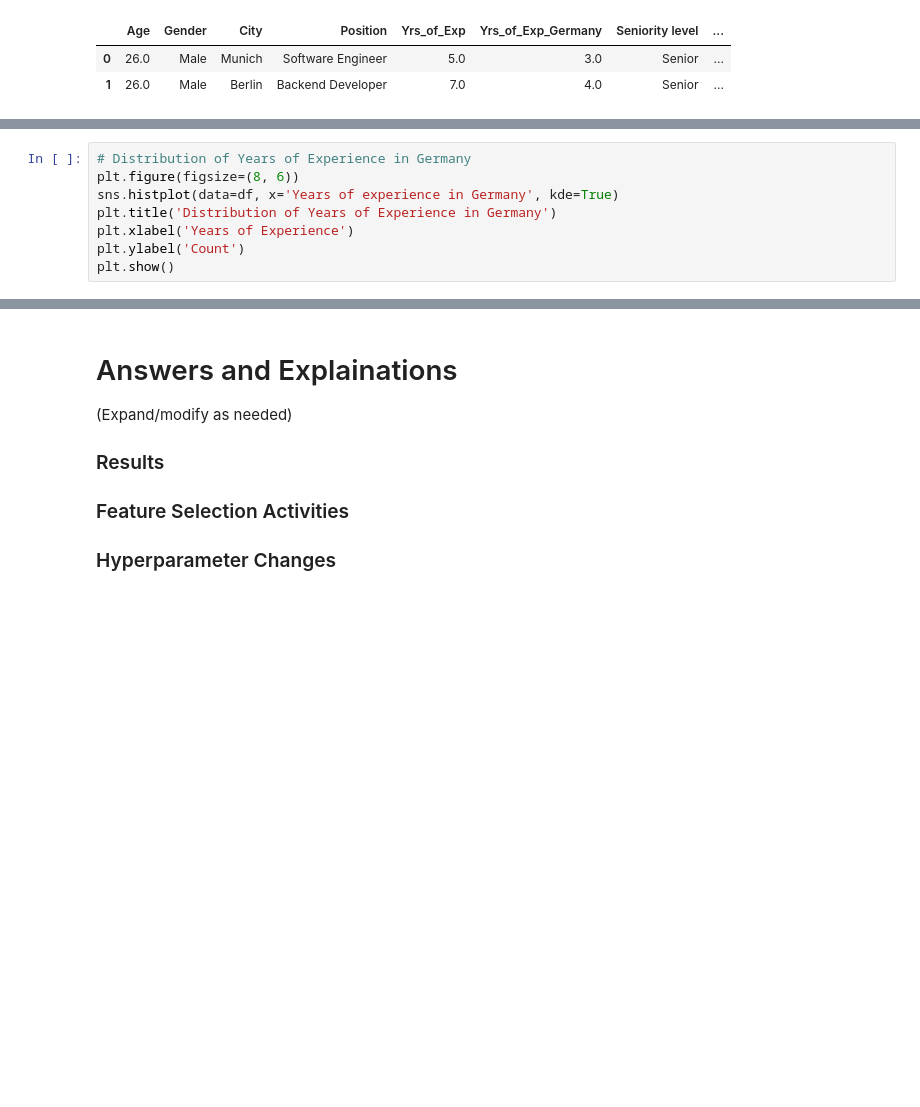
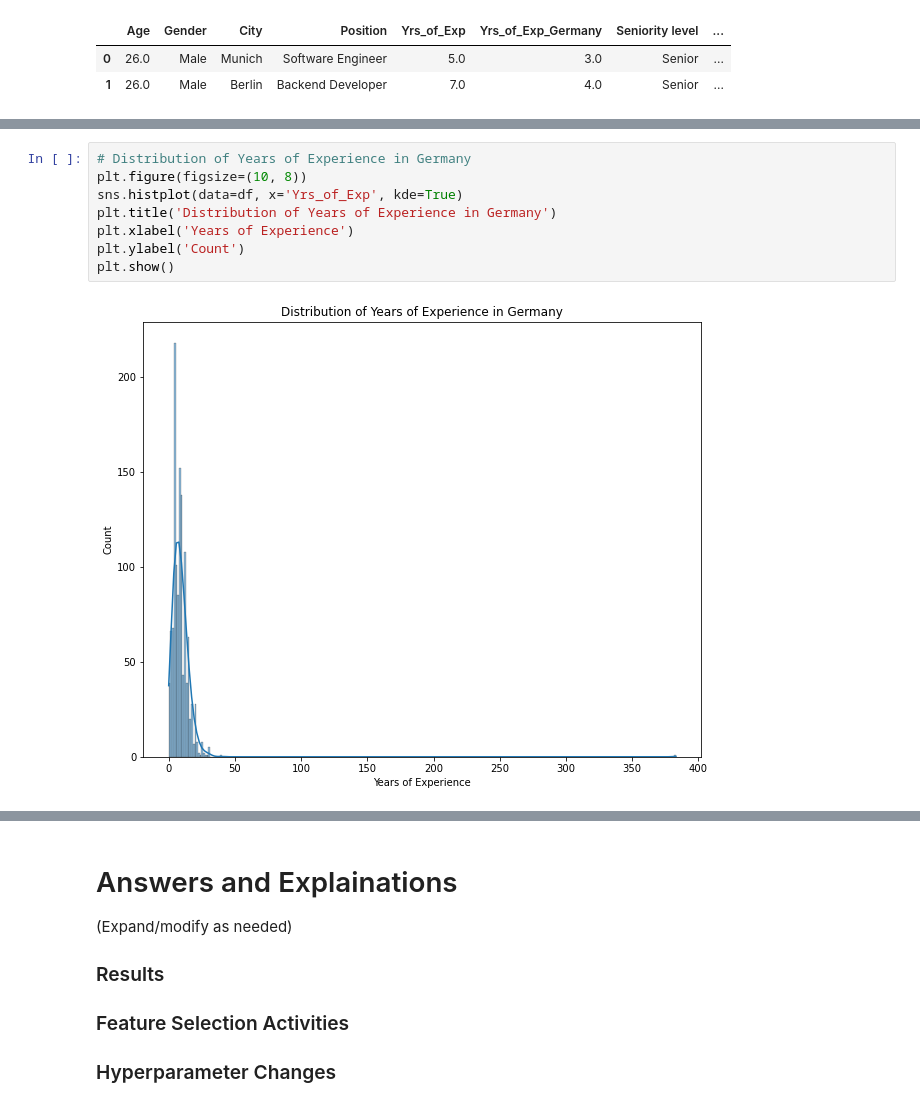
Before and after one commit to okohnkay/ItML_Asn_2_Students, a Jupyter notebook: assignment_2_start.ipynb, the cells around one changed output, grey strips where cells are left out. Saved outputs shown, nothing was run; the diff lists cells and outputs as text; blank space fills up the shorter version.

```diff
--- a/assignment_2_start.ipynb
+++ b/assignment_2_start.ipynb
@@ -360,8 +392,10 @@ plt.show()
 # %%
 # Distribution of Years of Experience in Germany
-plt.figure(figsize=(8, 6))
-sns.histplot(data=df, x='Years of experience in Germany', kde=True)
+plt.figure(figsize=(10, 8))
+sns.histplot(data=df, x='Yrs_of_Exp', kde=True)
 plt.title('Distribution of Years of Experience in Germany')
 plt.xlabel('Years of Experience')
 plt.ylabel('Count')
 plt.show()
+# %% [output]
+[figure, added]
```
Also changed, not shown: parts of 21 cells of this notebook.
